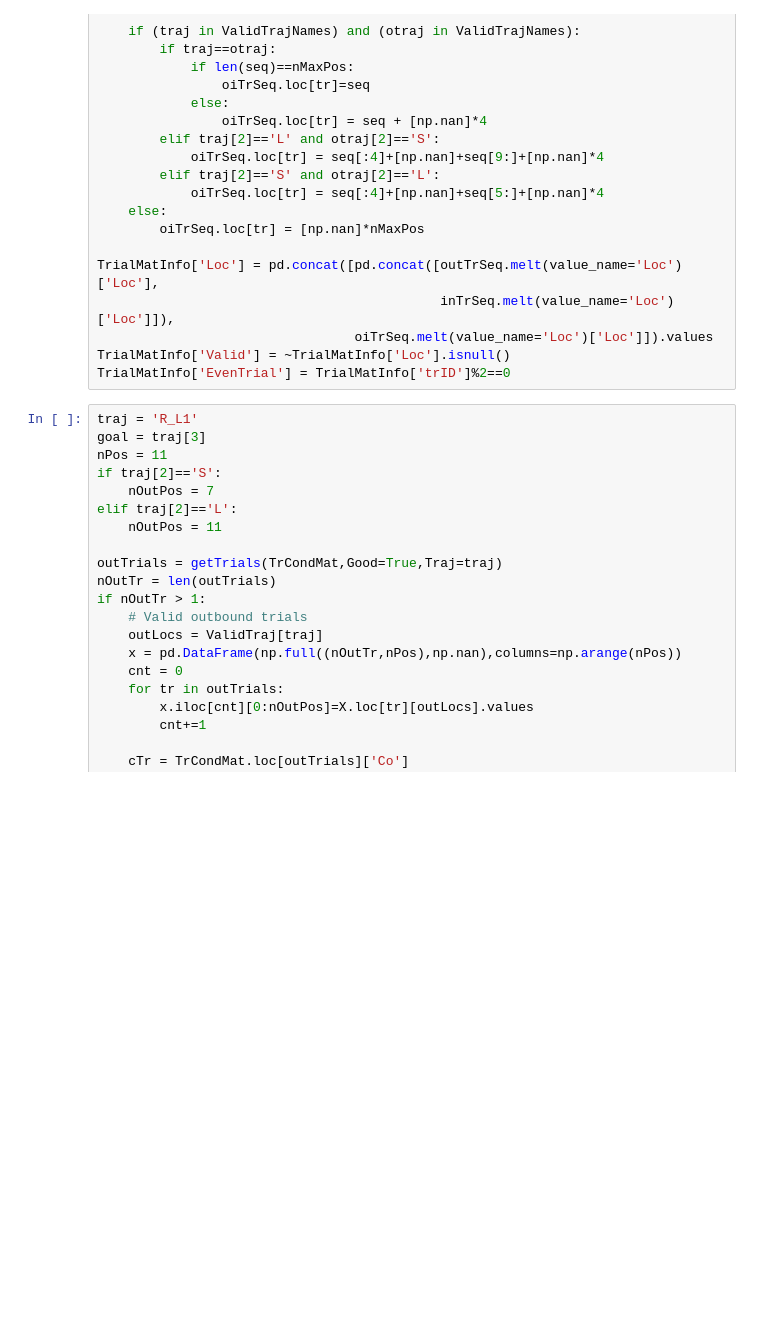
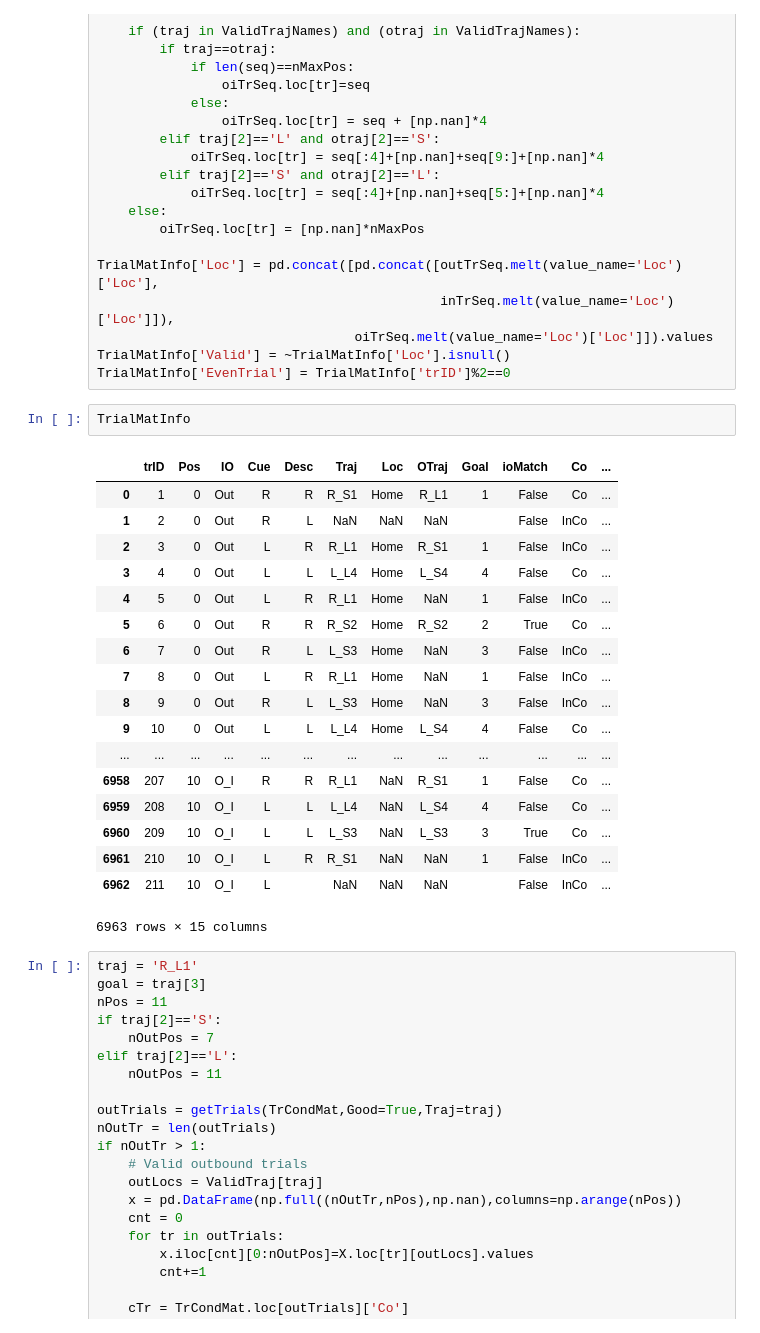
Before and after one commit to alexgonzl/TreeMazeAnalyses, a Jupyter notebook: Notebooks/Trials_Structures_Zones.ipynb, the cells around one changed output. Drawn from its saved outputs; the diff is of its cells as text; blank space fills up the shorter version.

```diff
--- a/Notebooks/Trials_Structures_Zones.ipynb
+++ b/Notebooks/Trials_Structures_Zones.ipynb
@@ -566,6 +669,27 @@ TrialMatInfo['Loc'] = pd.concat([pd.concat([outTrSeq.melt(value_name='Loc')['Loc
                                  oiTrSeq.melt(value_name='Loc')['Loc']]).values
 TrialMatInfo['Valid'] = ~TrialMatInfo['Loc'].isnull()
 TrialMatInfo['EvenTrial'] = TrialMatInfo['trID']%2==0
+# %%
+TrialMatInfo
+# %% [output]
+|  | trID | Pos | IO | Cue | Desc | Traj | Loc | OTraj | Goal | ioMatch | Co | ... |
+| 0 | 1 | 0 | Out | R | R | R_S1 | Home | R_L1 | 1 | False | Co | ... |
+| 1 | 2 | 0 | Out | R | L | NaN | NaN | NaN |  | False | InCo | ... |
+| 2 | 3 | 0 | Out | L | R | R_L1 | Home | R_S1 | 1 | False | InCo | ... |
+| 3 | 4 | 0 | Out | L | L | L_L4 | Home | L_S4 | 4 | False | Co | ... |
+| 4 | 5 | 0 | Out | L | R | R_L1 | Home | NaN | 1 | False | InCo | ... |
+| 5 | 6 | 0 | Out | R | R | R_S2 | Home | R_S2 | 2 | True | Co | ... |
+| 6 | 7 | 0 | Out | R | L | L_S3 | Home | NaN | 3 | False | InCo | ... |
+| 7 | 8 | 0 | Out | L | R | R_L1 | Home | NaN | 1 | False | InCo | ... |
+| 8 | 9 | 0 | Out | R | L | L_S3 | Home | NaN | 3 | False | InCo | ... |
+| 9 | 10 | 0 | Out | L | L | L_L4 | Home | L_S4 | 4 | False | Co | ... |
+| ... | ... | ... | ... | ... | ... | ... | ... | ... | ... | ... | ... | ... |
+| 6958 | 207 | 10 | O_I | R | R | R_L1 | NaN | R_S1 | 1 | False | Co | ... |
+| 6959 | 208 | 10 | O_I | L | L | L_L4 | NaN | L_S4 | 4 | False | Co | ... |
+| 6960 | 209 | 10 | O_I | L | L | L_S3 | NaN | L_S3 | 3 | True | Co | ... |
+| 6961 | 210 | 10 | O_I | L | R | R_S1 | NaN | NaN | 1 | False | InCo | ... |
+| 6962 | 211 | 10 | O_I | L |  | NaN | NaN | NaN |  | False | InCo | ... |
+6963 rows × 15 columns
 # %%
 traj = 'R_L1'
 goal = traj[3]
```
Also changed, not shown: parts of 23 cells of this notebook, 10 other files.
